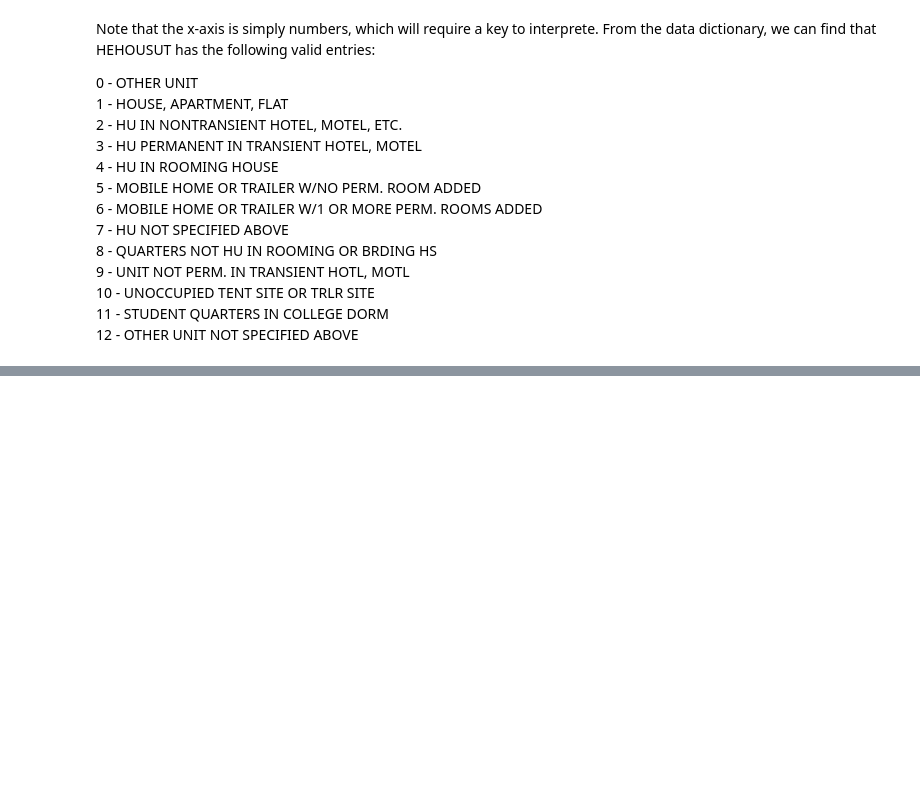
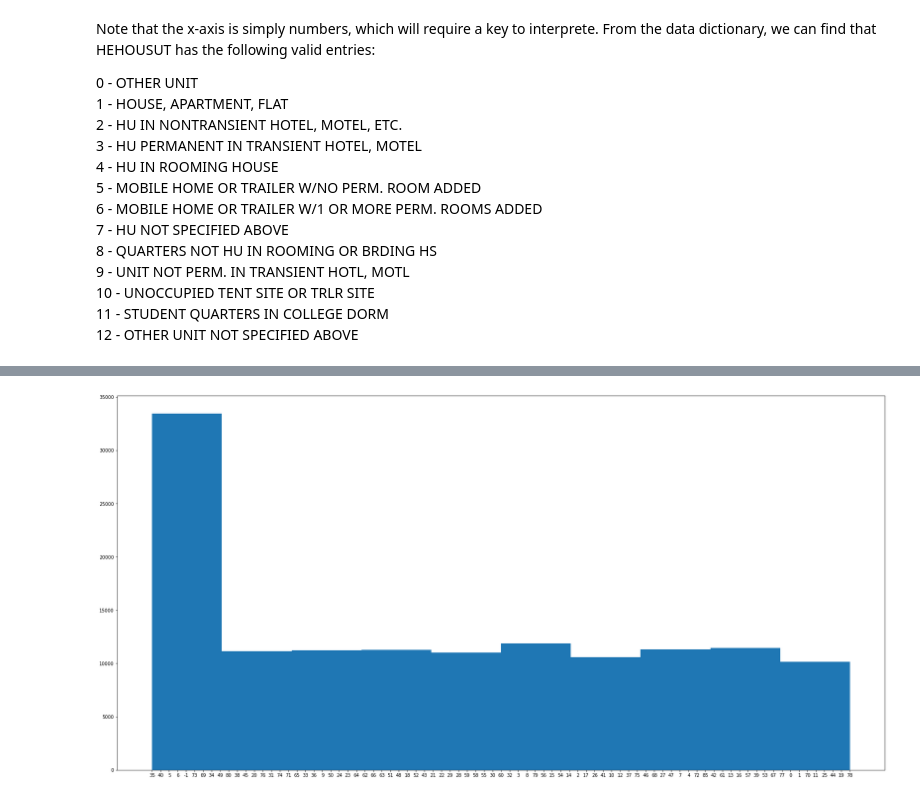
Before and after one commit to arcweld/DSI_Capstone_1, a Jupyter notebook: 2_tue_Cap1.ipynb, the cells around one changed output, grey strips where cells are left out. Cells and saved outputs as stored; diff of their text form; code cells hidden in the pictures; blank space fills up the shorter version.

```diff
--- a/2_tue_Cap1.ipynb
+++ b/2_tue_Cap1.ipynb
@@ -121,0 +273,4 @@ Note that the x-axis is simply numbers, which will require a key to interprete.
+# %%
+plt.hist(apr21_df.select("PRTAGE").toPandas());
+# %% [output]
+[figure, added]
```
Also changed, not shown: parts of 27 cells of this notebook, 3 other files.
